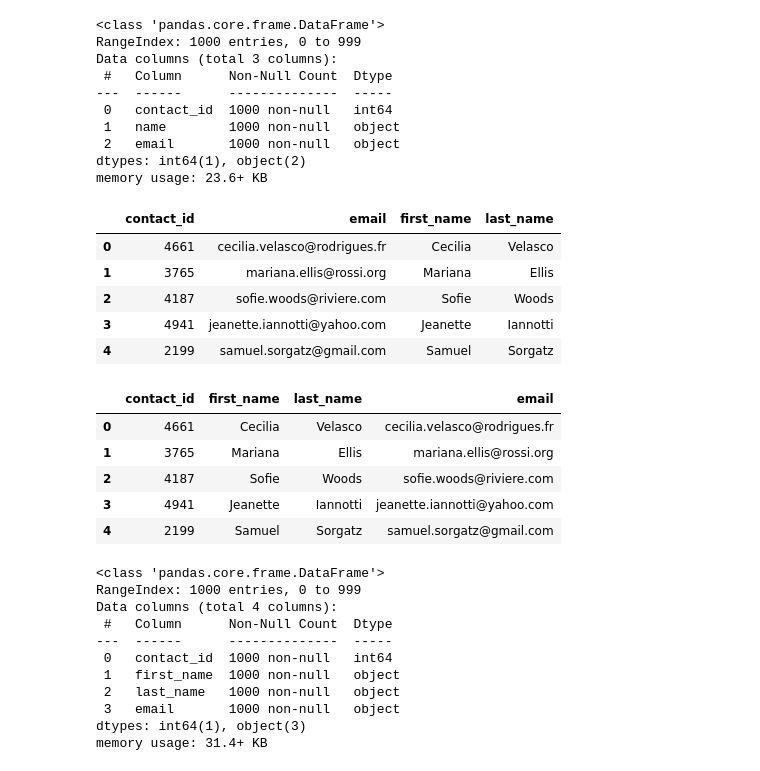
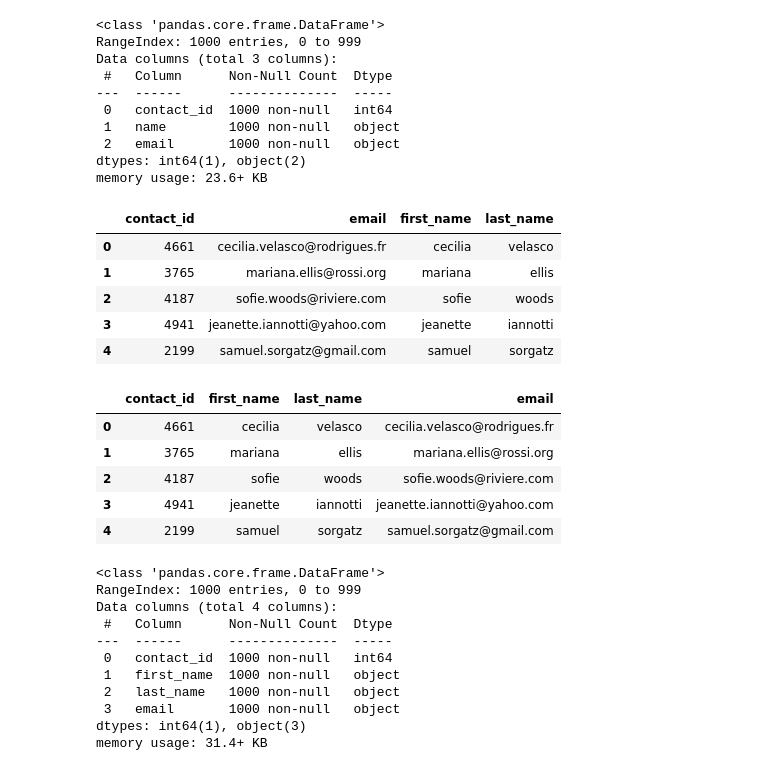
Before and after one commit to NguyenThiKimKhue/project-ETL-crowdfunding, a Jupyter notebook: Submission/part_one/1.ETL_Mini_Project_KNguyen_EWimmer_CMueller.ipynb, the cells around one changed output. Cells and saved outputs as stored; diff of their text form; code cells hidden in the pictures.

```diff
--- a/Submission/Resources/ETL_Mini_Project_KNguyen_EWimmer_CMueller.ipynb
+++ b/Submission/part_one/1.ETL_Mini_Project_KNguyen_EWimmer_CMueller.ipynb
@@ -455,7 +275,7 @@ merged_df.to_csv(os.path.join(directory, "cleaned_campaign.csv"), index=False, e
 ### Extract the contacts.xlsx Data.
 # %%
 # Read the data into a Pandas DataFrame. Use the `header=3` parameter when reading in the data.
-contact_info_df = pd.read_excel(r"C:/Users/Chase/bootcamp/hw/Projects/project2/Chase/project-ETL-crowdfunding/Submission/Resources/contacts.xlsx", header=3)
+contact_info_df = pd.read_excel('../Resources/Resources/contacts.xlsx', header=3)
 contact_info_df.head()
 # %% [output]
 |  | contact_info |
@@ -476,23 +296,9 @@ contact_info_df.head()
 Then export the DataFrame as a `contacts.csv` CSV file.
 # %% [markdown]
 ### Option 1: Use Pandas to create the contacts DataFrame.
-# %%
-import json
-dict_values = []
-
-# Iterate over each row in the DataFrame
-for _, row in contact_info_df.iterrows():
-    # Parse the string as JSON
-    contact_dict = json.loads(row[0])
-
-    # Extract the contact details and split the name into first and last names
-    contact_id = contact_dict.get("contact_id")
-    name = contact_dict.get("name")
-    email = contact_dict.get("email")
-
-    # Append the raw data to the list
-    dict_values.append({
-        "contact_id": contact_id,
-        "name": name,
-        "email": email
-    })
+# %%
+import json
+# dict_values = []
+dict_values = contact_info_df["contact_info"].apply(lambda entry: list(json.loads(entry).values())).tolist()
+#print(dict_values)
+dict_values[:5]
@@ -499,3 +311,4 @@ for _, row in contact_info_df.iterrows():
 # %%
 # Create a contacts_df DataFrame from the list of dictionaries
-contacts_df = pd.DataFrame(dict_values)
+contacts_df = pd.DataFrame(dict_values, columns=["contact_id", "name", "email"])
+contacts_df.head()
@@ -515,33 +335,28 @@ dtypes: int64(1), object(2)
 memory usage: 23.6+ KB
 # %%
 # Create a "first"name" and "last_name" column with the first and last names from the "name" column.
-contacts_df['name'] = contacts_df['name'].astype(str)
-
-# Split the 'name' column into 'first_name' and 'last_name'
-contacts_df[['first_name', 'last_name']] = contacts_df['name'].str.split(' ', n=1, expand=True)
-
-#Drop the name column
-contacts_df.drop(columns=["name"], inplace=True)
-
+contacts_df["name"] = contacts_df["email"].str.split("@").str[0]
+contacts_df[["first_name", "last_name"]] = contacts_df["name"].str.split(".", expand=True)
+# Drop the contact_name column
+contacts_df.drop("name", axis=1, inplace=True)
 contacts_df.head()
 # %% [output]
 |  | contact_id | email | first_name | last_name |
-| 0 | 4661 | cecilia.velasco@rodrigues.fr | Cecilia | Velasco |
-| 1 | 3765 | mariana.ellis@rossi.org | Mariana | Ellis |
-| 2 | 4187 | sofie.woods@riviere.com | Sofie | Woods |
-| 3 | 4941 | jeanette.iannotti@yahoo.com | Jeanette | Iannotti |
-| 4 | 2199 | samuel.sorgatz@gmail.com | Samuel | Sorgatz |
+| 0 | 4661 | cecilia.velasco@rodrigues.fr | cecilia | velasco |
+| 1 | 3765 | mariana.ellis@rossi.org | mariana | ellis |
+| 2 | 4187 | sofie.woods@riviere.com | sofie | woods |
+| 3 | 4941 | jeanette.iannotti@yahoo.com | jeanette | iannotti |
+| 4 | 2199 | samuel.sorgatz@gmail.com | samuel | sorgatz |
 # %%
-# Reorder the columns
-column_order = ['contact_id', 'first_name', 'last_name', 'email']
-contacts_df = contacts_df[column_order]
-contacts_df.head()
+# Reorder the columns and rename the df to contacts_df_clean
+contacts_df_clean = contacts_df[["contact_id", "first_name", "last_name", "email"]]
+contacts_df_clean.head()
 # %% [output]
 |  | contact_id | first_name | last_name | email |
-| 0 | 4661 | Cecilia | Velasco | cecilia.velasco@rodrigues.fr |
-| 1 | 3765 | Mariana | Ellis | mariana.ellis@rossi.org |
-| 2 | 4187 | Sofie | Woods | sofie.woods@riviere.com |
-| 3 | 4941 | Jeanette | Iannotti | jeanette.iannotti@yahoo.com |
-| 4 | 2199 | Samuel | Sorgatz | samuel.sorgatz@gmail.com |
+| 0 | 4661 | cecilia | velasco | cecilia.velasco@rodrigues.fr |
+| 1 | 3765 | mariana | ellis | mariana.ellis@rossi.org |
+| 2 | 4187 | sofie | woods | sofie.woods@riviere.com |
+| 3 | 4941 | jeanette | iannotti | jeanette.iannotti@yahoo.com |
+| 4 | 2199 | samuel | sorgatz | samuel.sorgatz@gmail.com |
 # %%
 # Check the datatypes one more time before exporting as CSV file.
```
Also changed, not shown: parts of 52 cells of this notebook, 15 other files.
